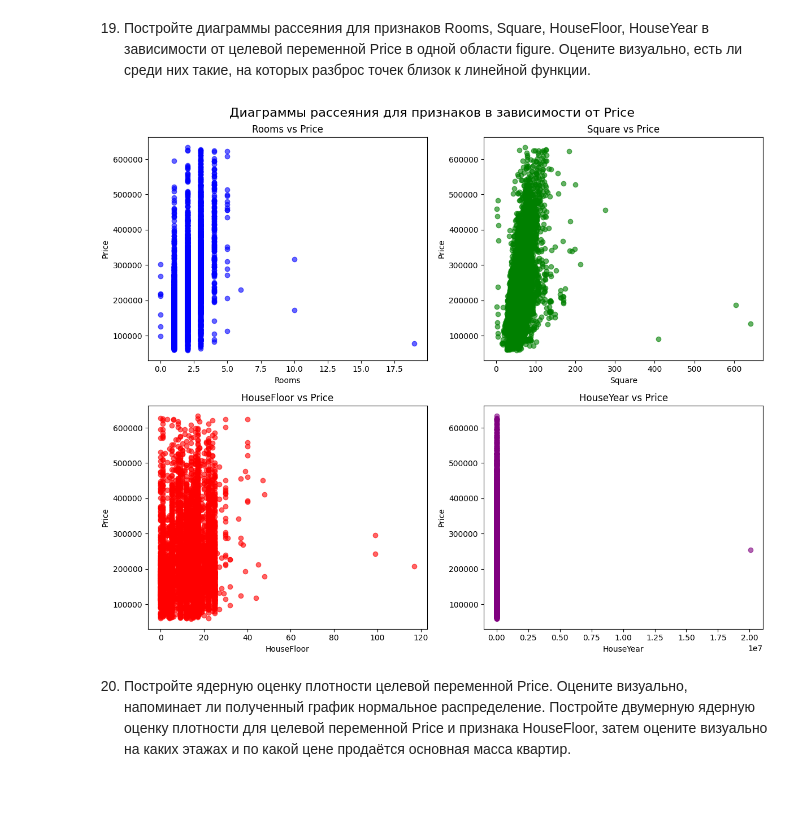
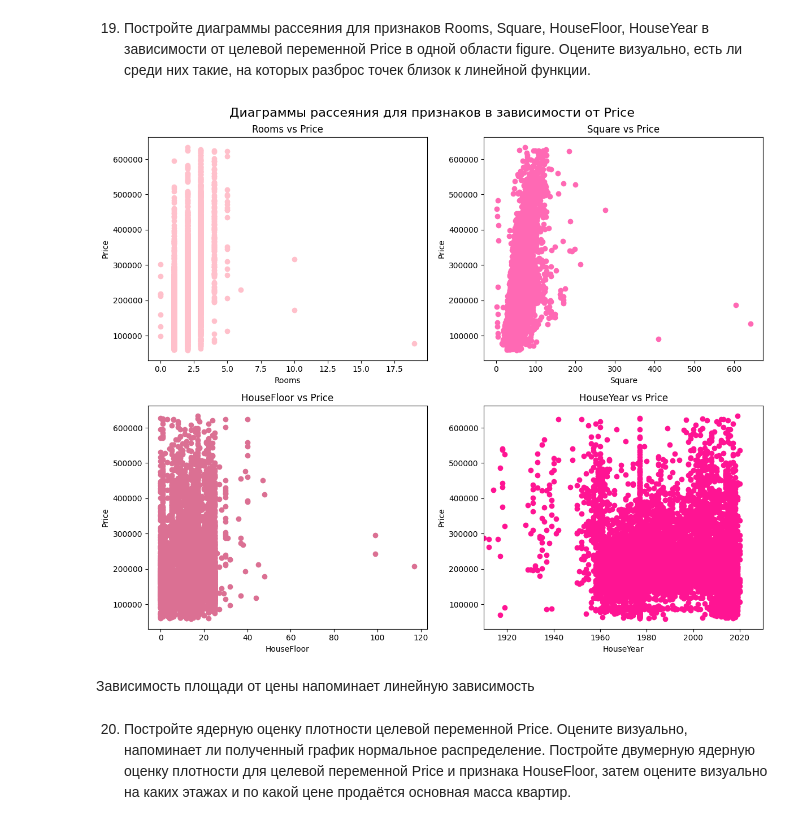
Before and after one commit to Plkhv/ML_course, a Jupyter notebook: ML0.1 intro/lab.ipynb, the cells around one changed output. Drawn from its saved outputs; the diff is of its cells as text; code cells hidden in the pictures; blank space fills up the shorter version.

```diff
--- a/ML0.1 intro/lab.ipynb
+++ b/ML0.1 intro/lab.ipynb
@@ -504,37 +544,31 @@ plt.show()
 Большое количество квартир продается за 200.000
 # %% [markdown]
 19. Постройте диаграммы рассеяния для признаков Rooms, Square, HouseFloor, HouseYear в зависимости от целевой переменной Price в одной области figure. Оцените визуально, есть ли среди них такие, на которых разброс точек близок к линейной функции.
-# %%
-# Создание сетки графиков
-fig, axes = plt.subplots(2, 2, figsize=(12, 10))
-fig.suptitle('Диаграммы рассеяния для признаков в зависимости от Price', fontsize=16)
-
-# Построение диаграмм рассеяния
-axes[0, 0].scatter(data_['Rooms'], data_['Price'], color='blue', alpha=0.6)
-axes[0, 0].set_title('Rooms vs Price')
-axes[0, 0].set_xlabel('Rooms')
-axes[0, 0].set_ylabel('Price')
-
-axes[0, 1].scatter(data_['Square'], data_['Price'], color='green', alpha=0.6)
-axes[0, 1].set_title('Square vs Price')
-axes[0, 1].set_xlabel('Square')
-axes[0, 1].set_ylabel('Price')
-
-axes[1, 0].scatter(data_['HouseFloor'], data_['Price'], color='red', alpha=0.6)
-axes[1, 0].set_title('HouseFloor vs Price')
-axes[1, 0].set_xlabel('HouseFloor')
-axes[1, 0].set_ylabel('Price')
-
-axes[1, 1].scatter(data_['HouseYear'], data_['Price'], color='purple', alpha=0.6)
-axes[1, 1].set_title('HouseYear vs Price')
-axes[1, 1].set_xlabel('HouseYear')
-axes[1, 1].set_ylabel('Price')
-
-# Настройка отступов и отображение
-plt.tight_layout()
-plt.show()
-# %% [output]
-[figure, removed]
+# %%
+# Создание сетки графиков
+fig, axes = plt.subplots(2, 2, figsize=(12, 10))
+fig.suptitle('Диаграммы рассеяния для признаков в зависимости от Price', fontsize=16)
+
+# Построение диаграмм рассеяния
+def build (axes_x, axes_y, x, y, color):
+	axes[axes_x, axes_y].scatter(data_[x], data_[y], color=color, alpha=1)
+	axes[axes_x, axes_y].set_title(f'{x} vs {y}')
+	axes[axes_x, axes_y].set_xlabel(x)
+	axes[axes_x, axes_y].set_ylabel(y)
+
+build(0, 0, 'Rooms', 'Price', '#FFC0CB')
+build(0, 1, 'Square', 'Price', '#FF69B4')
+build(1, 0, 'HouseFloor', 'Price', '#DB7093')
+build(1, 1, 'HouseYear', 'Price', '#FF1493')
+axes[1, 1].set_xlim(1910, 2030) # исправление баги что максимальное значение года постройки 20052011
+
+# Настройка отступов и отображение
+plt.tight_layout()
+plt.show()
+# %% [output]
+[figure, added]
+# %% [markdown]
+Зависимость площади от цены напоминает линейную зависимость
 # %% [markdown]
 20. Постройте ядерную оценку плотности целевой переменной Price. Оцените визуально, напоминает ли полученный график нормальное распределение. Постройте двумерную ядерную оценку плотности для целевой переменной Price и признака HouseFloor, затем оцените визуально на каких этажах и по какой цене продаётся основная масса квартир.
 # %%
```
Also changed, not shown: parts of 13 cells of this notebook, 5 other files.
